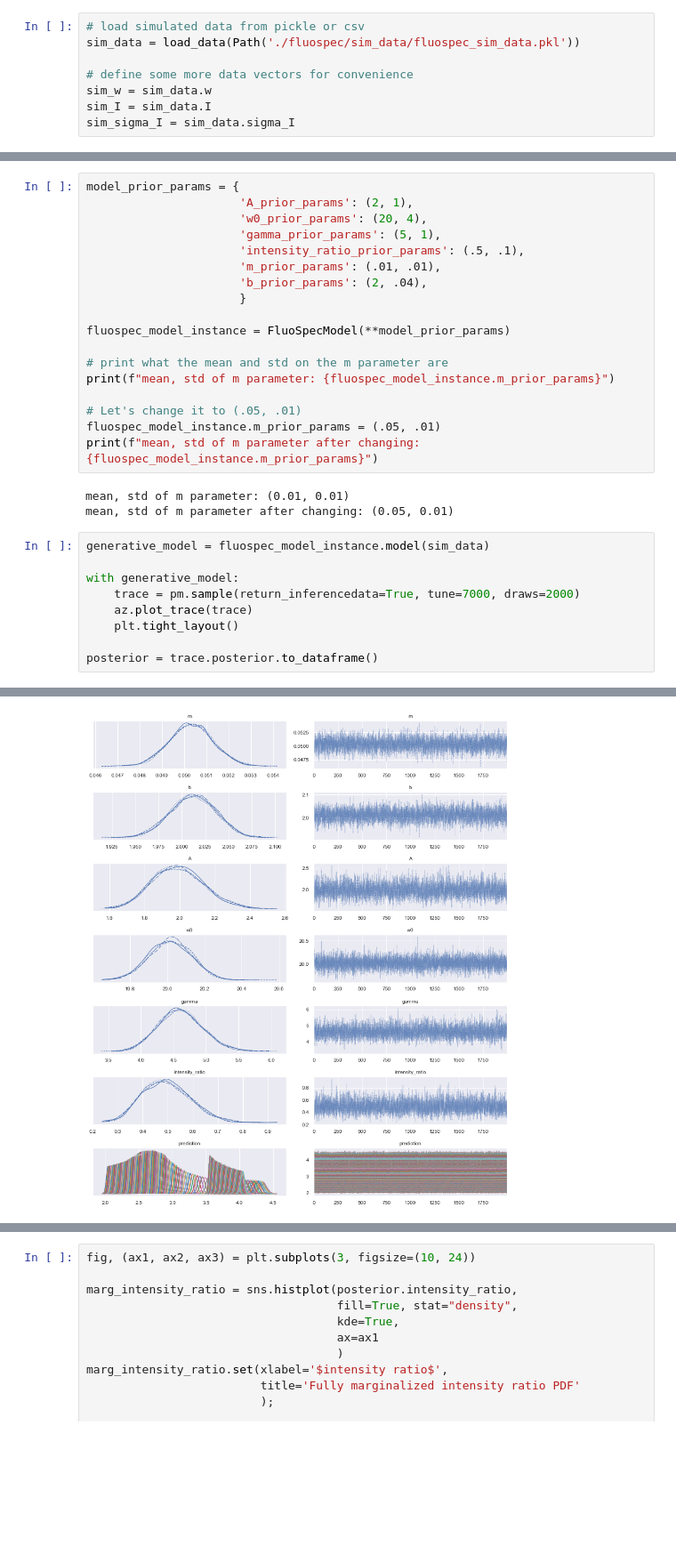
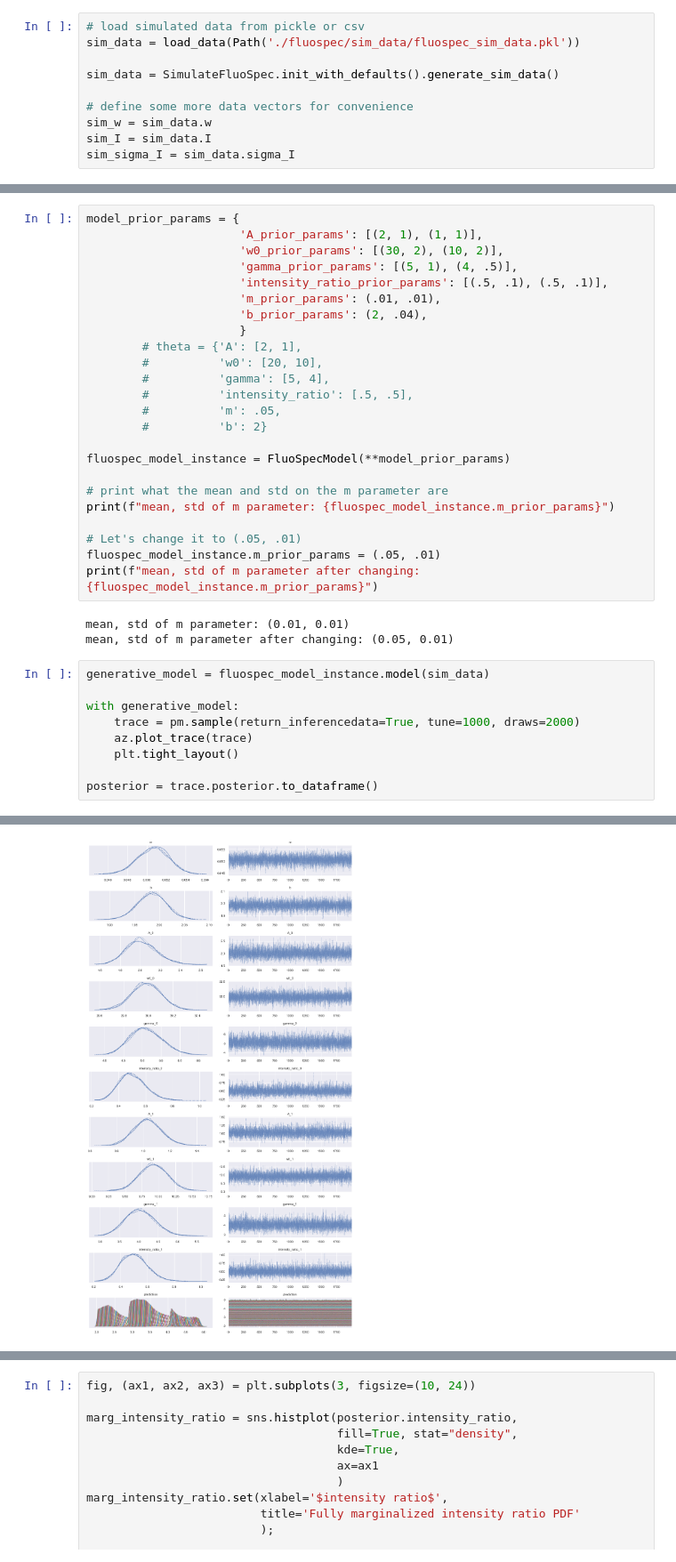
Before and after one commit to phys201/FluorescenceSpectroscopy, a Jupyter notebook: documentation.ipynb, the cells around one changed output, grey strips where cells are left out. Shown at 89% size. Cells and saved outputs as stored; diff of their text form; blank space fills up the shorter version.

```diff
--- a/documentation.ipynb
+++ b/documentation.ipynb
@@ -74,6 +74,8 @@ We begin by loading our simulated data, generated with the means of the priors a
 # %%
 # load simulated data from pickle or csv
 sim_data = load_data(Path('./fluospec/sim_data/fluospec_sim_data.pkl'))
+
+sim_data = SimulateFluoSpec.init_with_defaults().generate_sim_data()
 
 # define some more data vectors for convenience
 sim_w = sim_data.w
@@ -95,13 +122,19 @@ To use the main class of `fluospec`, `FluoSpecModel`, we first instantiate it. I
 Next, we call the `model` method, with a pandas DataFrame of the data as a parameter. This method will return a pymc3 Model that we can then use for inference. `model` expects the data as loaded by `load_data` (*ie* with the `w`, `I`, and `sigma_I` columns).
 # %%
 model_prior_params = {
-                      'A_prior_params': (2, 1),
-                      'w0_prior_params': (20, 4),
-                      'gamma_prior_params': (5, 1),
-                      'intensity_ratio_prior_params': (.5, .1),
+                      'A_prior_params': [(2, 1), (1, 1)],
+                      'w0_prior_params': [(30, 2), (10, 2)],
+                      'gamma_prior_params': [(5, 1), (4, .5)],
+                      'intensity_ratio_prior_params': [(.5, .1), (.5, .1)],
                       'm_prior_params': (.01, .01),
                       'b_prior_params': (2, .04),
                       }
+        # theta = {'A': [2, 1],
+        #          'w0': [20, 10],
+        #          'gamma': [5, 4],
+        #          'intensity_ratio': [.5, .5],
+        #          'm': .05,
+        #          'b': 2}
 
 fluospec_model_instance = FluoSpecModel(**model_prior_params)
 
@@ -118,7 +151,7 @@ mean, std of m parameter after changing: (0.05, 0.01)
 generative_model = fluospec_model_instance.model(sim_data)
 
 with generative_model:
-    trace = pm.sample(return_inferencedata=True, tune=7000, draws=2000)
+    trace = pm.sample(return_inferencedata=True, tune=1000, draws=2000)
     az.plot_trace(trace)
     plt.tight_layout()
 
@@ -133,4 +170,4 @@ Sampling 4 chains for 7_000 tune and 2_000 draw iterations (28_000 + 8_000 draws
-[figure, old version]
+[figure, new version]
 # %%
 sns.pairplot(posterior.drop('prediction', axis=1))
 # %% [output]
```
Also changed, not shown: parts of 14 cells of this notebook, 1 other file.
